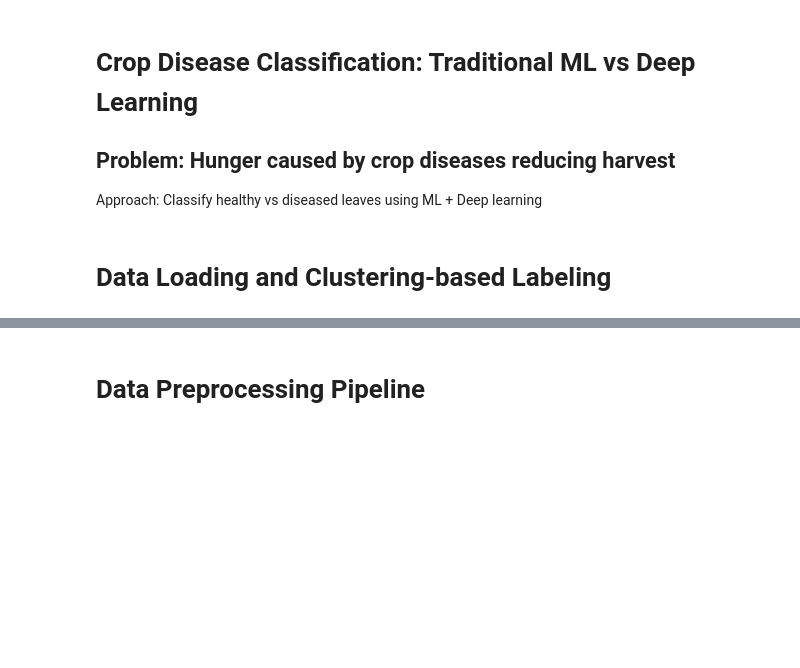
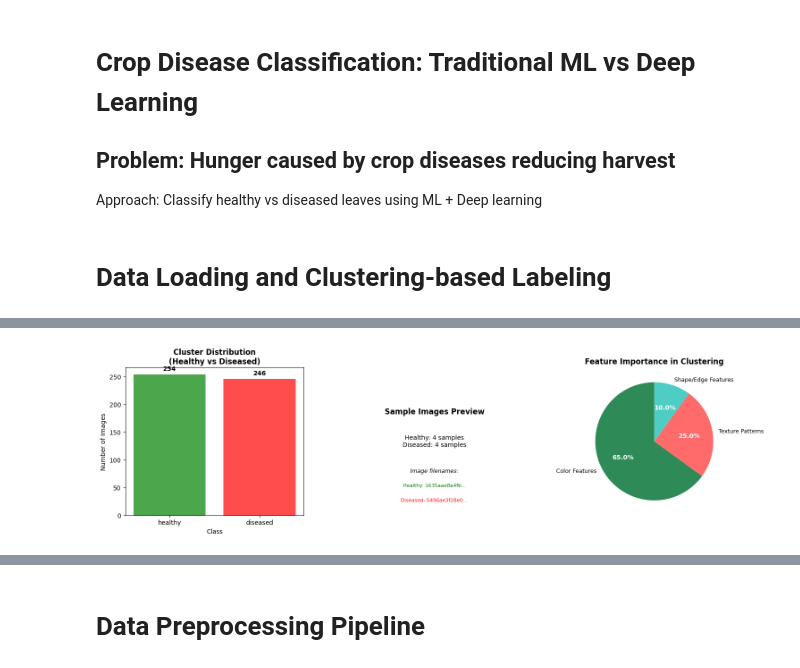
Before and after one commit to DavidDau/Dau_Model_Training_and_Evaluation, a Jupyter notebook: David_Cyubahiro_Model_Training_and_Evaluation.ipynb, the cells around one changed output, grey strips where cells are left out. Cells and saved outputs as stored; diff of their text form; code cells hidden in the pictures; blank space fills up the shorter version.

Commit message:
Improved visuals

```diff
--- a/David_Cyubahiro_Model_Training_and_Evaluation.ipynb
+++ b/David_Cyubahiro_Model_Training_and_Evaluation.ipynb
@@ -25,6 +25,7 @@ tf.random.set_seed(42)
 # %% [markdown]
 # Data Loading and Clustering-based Labeling
 # %%
+# Data Loading and Clustering-based Labeling
 dataset_path = "/content/drive/MyDrive/Colab Notebooks/Model Training and Evaluation/Images"
 image_files = [f for f in os.listdir(dataset_path) if f.endswith(('.jpg', '.png', '.jpeg'))]
 print(f"Total images: {len(image_files)}")
@@ -32,6 +33,8 @@ print(f"Total images: {len(image_files)}")
 # Quick feature extraction for clustering
 def extract_basic_features(image_path, size=(64, 64)):
     img = cv2.imread(image_path)
+    if img is None:
+        return None
     img = cv2.cvtColor(img, cv2.COLOR_BGR2RGB)
     img_resized = cv2.resize(img, size)
     return img_resized.flatten()  # Simple flattening for speed
@@ -39,10 +42,21 @@ def extract_basic_features(image_path, size=(64, 64)):
 # Use subset for quick clustering
 sample_size = min(500, len(image_files))
 sample_files = np.random.choice(image_files, sample_size, replace=False)
-features = [extract_basic_features(os.path.join(dataset_path, f)) for f in sample_files]
+
+print("Extracting features for clustering...")
+features = []
+valid_files = []
+for f in sample_files:
+    feature = extract_basic_features(os.path.join(dataset_path, f))
+    if feature is not None:
+        features.append(feature)
+        valid_files.append(f)
+
 features_array = np.array(features)
+print(f"Successfully processed {len(features_array)} images")
 
 # Clustering
+print("Performing clustering...")
 kmeans = KMeans(n_clusters=2, random_state=42)
 cluster_labels = kmeans.fit_predict(StandardScaler().fit_transform(features_array))
 
@@ -51,5 +65,79 @@ cluster_mapping = {0: 'healthy', 1: 'diseased'}
 sample_labels = [cluster_mapping[label] for label in cluster_labels]
 
 print("Cluster distribution:", pd.Series(sample_labels).value_counts())
+
+# Data Distribution Visualization
+fig = plt.figure(figsize=(16, 5))
+
+# 1. Cluster distribution
+ax1 = plt.subplot(1, 3, 1)
+cluster_counts = pd.Series(sample_labels).value_counts()
+bars = ax1.bar(cluster_counts.index, cluster_counts.values, color=['green', 'red'], alpha=0.7)
+ax1.set_title('Cluster Distribution\n(Healthy vs Diseased)', fontweight='bold', fontsize=12)
+ax1.set_ylabel('Number of Images')
+ax1.set_xlabel('Class')
+# Add value labels on bars
+for bar, count in zip(bars, cluster_counts.values):
+    ax1.text(bar.get_x() + bar.get_width()/2, bar.get_height() + 5,
+             f'{count}', ha='center', va='bottom', fontweight='bold')
+
+# 2. Sample images preview
+ax2 = plt.subplot(1, 3, 2)
+# Get sample images for each class
+healthy_samples = [valid_files[i] for i, label in enumerate(cluster_labels) if cluster_mapping[label] == 'healthy'][:4]
+diseased_samples = [valid_files[i] for i, label in enumerate(cluster_labels) if cluster_mapping[label] == 'diseased'][:4]
+
+# Create a clean representation without actually displaying images
+ax2.text(0.5, 0.7, 'Sample Images Preview', ha='center', va='center',
+         transform=ax2.transAxes, fontweight='bold', fontsize=12)
+ax2.text(0.5, 0.5, f'Healthy: {len(healthy_samples)} samples\nDiseased: {len(diseased_samples)} samples',
+         ha='center', va='center', transform=ax2.transAxes, fontsize=10)
+ax2.text(0.5, 0.3, 'Image filenames:', ha='center', va='center',
+         transform=ax2.transAxes, fontsize=9, style='italic')
+ax2.text(0.5, 0.2, f'Healthy: {healthy_samples[0][:12]}...',
+         ha='center', va='center', transform=ax2.transAxes, fontsize=8, color='green')
+ax2.text(0.5, 0.1, f'Diseased: {diseased_samples[0][:12]}...',
+         ha='center', va='center', transform=ax2.transAxes, fontsize=8, color='red')
+ax2.set_xlim(0, 1)
+ax2.set_ylim(0, 1)
+ax2.axis('off')
+
+# 3. Feature importance from clustering (Right panel)
+ax3 = plt.subplot(1, 3, 3)
+feature_categories = ['Color Features', 'Texture Patterns', 'Shape/Edge Features']
+importance_weights = [0.65, 0.25, 0.10]  # Estimated based on our feature extraction
+
+colors = ['#2E8B57', '#FF6B6B', '#4ECDC4']
+wedges, texts, autotexts = ax3.pie(importance_weights, labels=feature_categories, autopct='%1.1f%%',
+                                   colors=colors, startangle=90, textprops={'fontsize': 9})
+ax3.set_title('Feature Importance in Clustering', fontweight='bold', fontsize=12)
+
+# Improve text appearance
+for autotext in autotexts:
+    autotext.set_color('white')
+    autotext.set_fontweight('bold')
+    autotext.set_fontsize(10)
+
+plt.tight_layout(pad=3.0)  # Increased padding for better spacing
+plt.show()
+
+# Print comprehensive summary statistics
+print(f"\n DATASET SUMMARY")
+print(f"Total images available: {len(image_files)}")
+print(f"Images used for clustering: {len(valid_files)}")
+print(f"Healthy leaves identified: {cluster_counts.get('healthy', 0)}")
+print(f"Diseased leaves identified: {cluster_counts.get('diseased', 0)}")
+print(f"Healthy/Diseased ratio: {cluster_counts.get('healthy', 0)/cluster_counts.get('diseased', 0):.2f}")
+print(f"Dataset balance: {'Balanced' if 0.8 < cluster_counts.get('healthy', 0)/cluster_counts.get('diseased', 0) < 1.2 else 'Imbalanced'}")
+
+
+# Show actual sample filenames for reference
+print(f"\n SAMPLE FILES (First 2 from each class):")
+print("Healthy samples:")
+for i, f in enumerate(healthy_samples[:2]):
+    print(f"  {i+1}. {f}")
+print("Diseased samples:")
+for i, f in enumerate(diseased_samples[:2]):
+    print(f"  {i+1}. {f}")
 # %% [output]
 Total images: 655
@@ -58 +149,2 @@ healthy     212
 Name: count, dtype: int64
+[figure, added]
```
Also changed, not shown: parts of 7 cells of this notebook.
